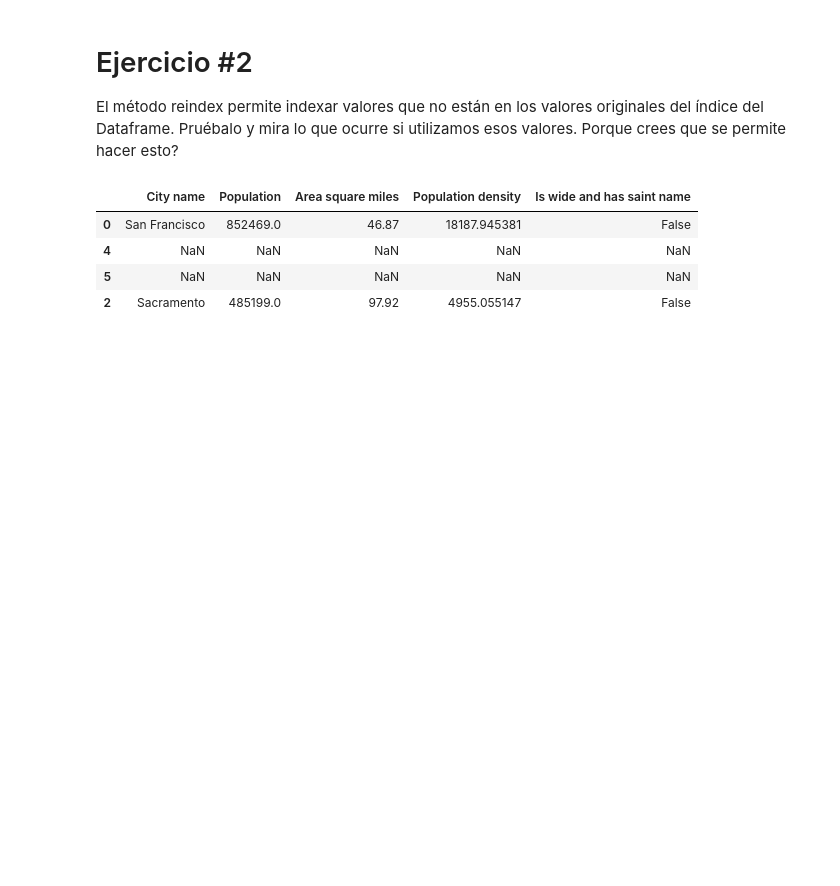
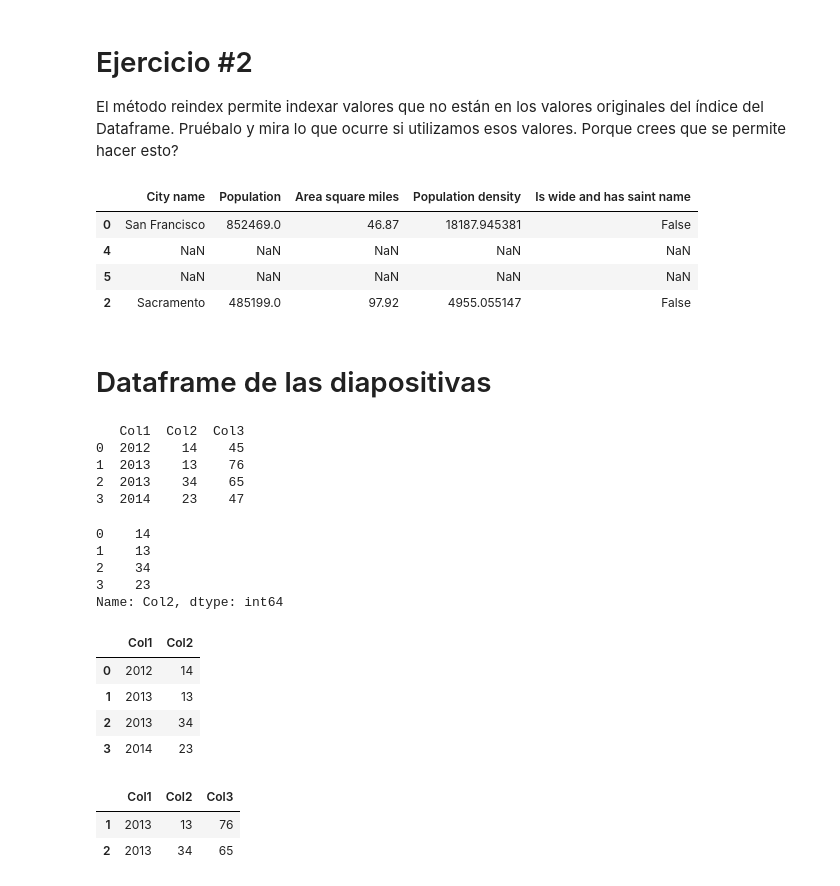
Before and after one commit to antoniosql/Intro-Python, a Jupyter notebook: Notebooks/02_01_Repaso Basico Pandas.ipynb, the cells around one changed output. Saved outputs shown, nothing was run; the diff lists cells and outputs as text; code cells hidden in the pictures; blank space fills up the shorter version.

```diff
--- a/Notebooks/02_01_Repaso Basico Pandas.ipynb
+++ b/Notebooks/02_01_Repaso Basico Pandas.ipynb
@@ -134,3 +134,49 @@ cities.reindex([0, 4, 5, 2])
 | 4 | NaN | NaN | NaN | NaN | NaN |
 | 5 | NaN | NaN | NaN | NaN | NaN |
 | 2 | Sacramento | 485199.0 | 97.92 | 4955.055147 | False |
+# %% [markdown]
+# Dataframe de las diapositivas
+# %%
+import pandas as pd
+
+# Diccionario con los datos
+data = {
+    'Col1': [2012, 2013, 2013, 2014],
+    'Col2': [14, 13, 34, 23],
+    'Col3': [45, 76, 65, 47]
+}
+
+# Creación del DataFrame
+df = pd.DataFrame(data)
+
+# Mostrar el DataFrame
+print(df)
+# %% [output]
+   Col1  Col2  Col3
+0  2012    14    45
+1  2013    13    76
+2  2013    34    65
+3  2014    23    47
+# %%
+df1 = df ["Col2"]
+df1
+# %% [output]
+0    14
+1    13
+2    34
+3    23
+Name: Col2, dtype: int64
+# %%
+df[["Col1", "Col2"]]
+# %% [output]
+|  | Col1 | Col2 |
+| 0 | 2012 | 14 |
+| 1 | 2013 | 13 |
+| 2 | 2013 | 34 |
+| 3 | 2014 | 23 |
+# %%
+df[1:3:1]
+# %% [output]
+|  | Col1 | Col2 | Col3 |
+| 1 | 2013 | 13 | 76 |
+| 2 | 2013 | 34 | 65 |
```
Also changed, not shown: parts of 7 cells of this notebook, 12 other files.
